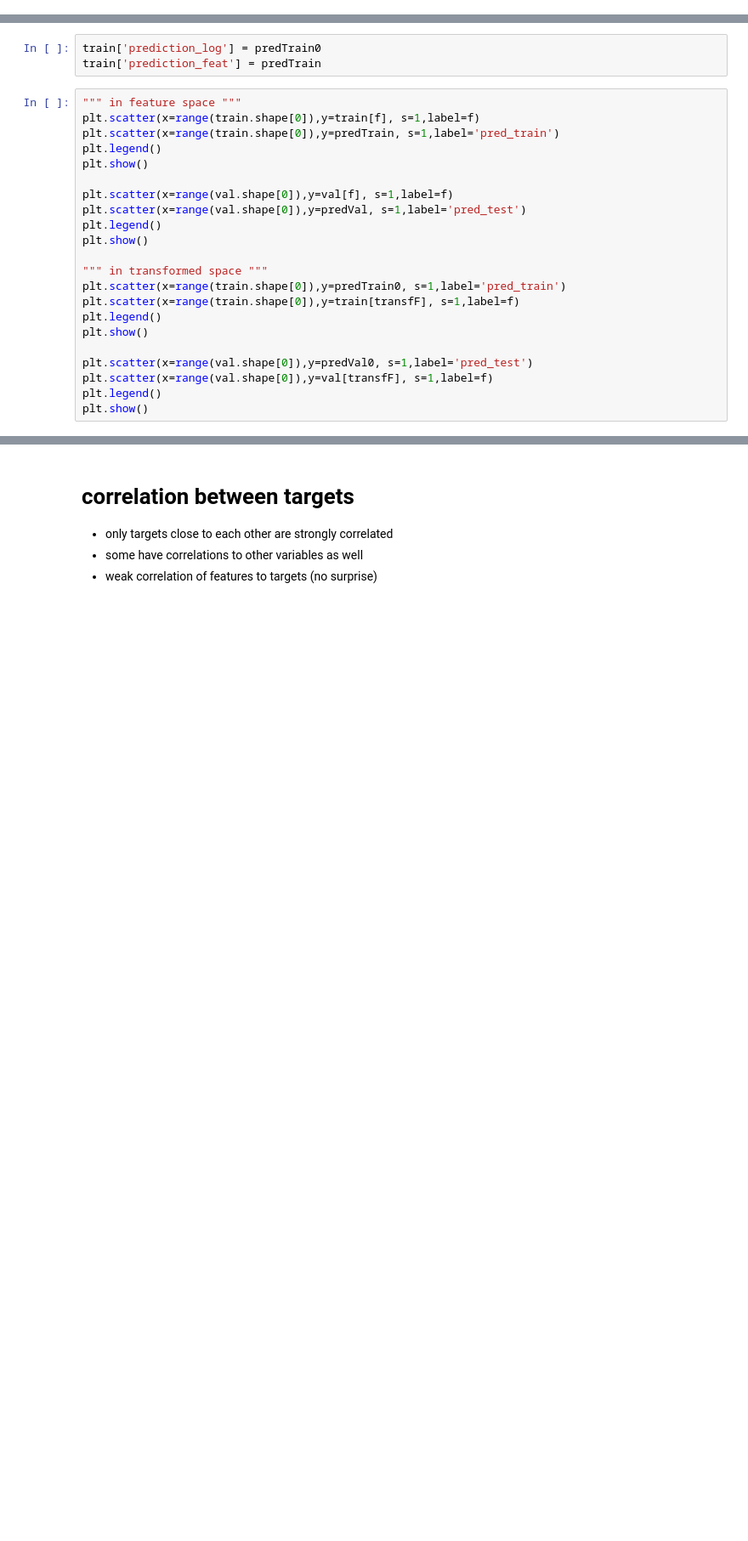
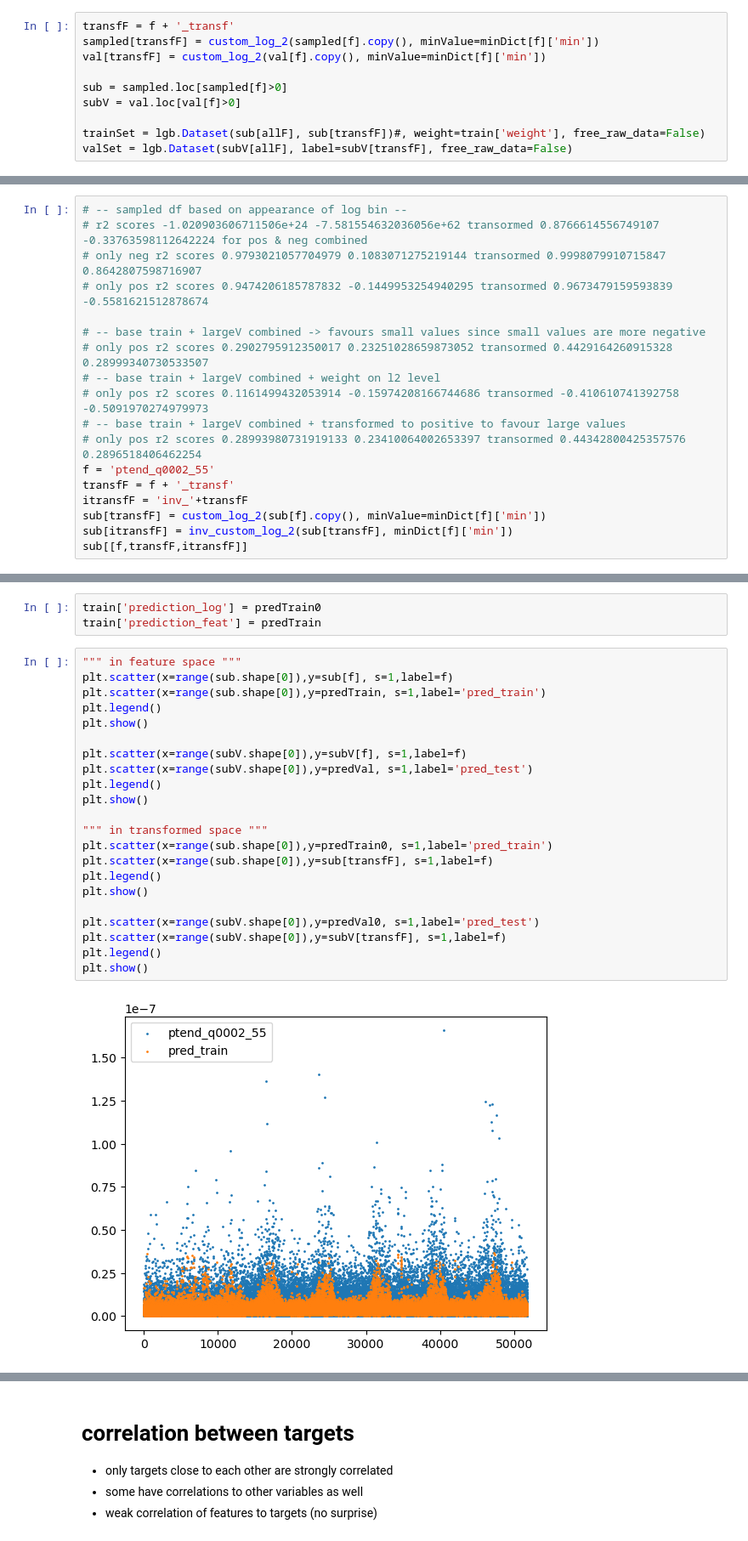
Before and after one commit to matze21/leap_atmospheric_physics, a Jupyter notebook: transform_continuous_log_function_test.ipynb, the cells around one changed output, grey strips where cells are left out. Shown at 85% size. Drawn from its saved outputs; the diff is of its cells as text; blank space fills up the shorter version.

```diff
--- a/transform_continuous_log_function_test.ipynb
+++ b/transform_continuous_log_function_test.ipynb
@@ -416,0 +496,10 @@ print('r2 scores', r2train,r2test, 'transormed',r2_score(train[transfF], predTra
+# %%
+transfF = f + '_transf'
+sampled[transfF] = custom_log_2(sampled[f].copy(), minValue=minDict[f]['min'])
+val[transfF] = custom_log_2(val[f].copy(), minValue=minDict[f]['min'])
+
+sub = sampled.loc[sampled[f]>0]
+subV = val.loc[val[f]>0]
+
+trainSet = lgb.Dataset(sub[allF], sub[transfF])#, weight=train['weight'], free_raw_data=False)
+valSet = lgb.Dataset(subV[allF], label=subV[transfF], free_raw_data=False)
@@ -424,0 +576,18 @@ print('r2 scores', r2train,r2test, 'transormed',r2_score(train[transfF], predTra
+# %%
+# -- sampled df based on appearance of log bin --
+# r2 scores -1.020903606711506e+24 -7.581554632036056e+62 transormed 0.8766614556749107 -0.33763598112642224 for pos & neg combined
+# only neg r2 scores 0.9793021057704979 0.1083071275219144 transormed 0.9998079910715847 0.8642807598716907
+# only pos r2 scores 0.9474206185787832 -0.1449953254940295 transormed 0.9673479159593839 -0.5581621512878674
+
+# -- base train + largeV combined -> favours small values since small values are more negative
+# only pos r2 scores 0.2902795912350017 0.23251028659873052 transormed 0.4429164260915328 0.28999340730533507
+# -- base train + largeV combined + weight on l2 level
+# only pos r2 scores 0.1161499432053914 -0.15974208166744686 transormed -0.410610741392758 -0.5091970274979973
+# -- base train + largeV combined + transformed to positive to favour large values
+# only pos r2 scores 0.28993980731919133 0.23410064002653397 transormed 0.44342800425357576 0.2896518406462254
+f = 'ptend_q0002_55'
+transfF = f + '_transf'
+itransfF = 'inv_'+transfF
+sub[transfF] = custom_log_2(sub[f].copy(), minValue=minDict[f]['min'])
+sub[itransfF] = inv_custom_log_2(sub[transfF], minDict[f]['min'])
+sub[[f,transfF,itransfF]]
@@ -427,23 +620,25 @@ train['prediction_log'] = predTrain0
 train['prediction_feat'] = predTrain
 # %%
 """ in feature space """
-plt.scatter(x=range(train.shape[0]),y=train[f], s=1,label=f)
-plt.scatter(x=range(train.shape[0]),y=predTrain, s=1,label='pred_train')
+plt.scatter(x=range(sub.shape[0]),y=sub[f], s=1,label=f)
+plt.scatter(x=range(sub.shape[0]),y=predTrain, s=1,label='pred_train')
 plt.legend()
 plt.show()
 
-plt.scatter(x=range(val.shape[0]),y=val[f], s=1,label=f)
-plt.scatter(x=range(val.shape[0]),y=predVal, s=1,label='pred_test')
+plt.scatter(x=range(subV.shape[0]),y=subV[f], s=1,label=f)
+plt.scatter(x=range(subV.shape[0]),y=predVal, s=1,label='pred_test')
 plt.legend()
 plt.show()
 
 """ in transformed space """
-plt.scatter(x=range(train.shape[0]),y=predTrain0, s=1,label='pred_train')
-plt.scatter(x=range(train.shape[0]),y=train[transfF], s=1,label=f)
+plt.scatter(x=range(sub.shape[0]),y=predTrain0, s=1,label='pred_train')
+plt.scatter(x=range(sub.shape[0]),y=sub[transfF], s=1,label=f)
 plt.legend()
 plt.show()
 
-plt.scatter(x=range(val.shape[0]),y=predVal0, s=1,label='pred_test')
-plt.scatter(x=range(val.shape[0]),y=val[transfF], s=1,label=f)
+plt.scatter(x=range(subV.shape[0]),y=predVal0, s=1,label='pred_test')
+plt.scatter(x=range(subV.shape[0]),y=subV[transfF], s=1,label=f)
 plt.legend()
 plt.show()
+# %% [output]
+[figure, added]
```
Also changed, not shown: parts of 28 cells of this notebook, 6 other files.
